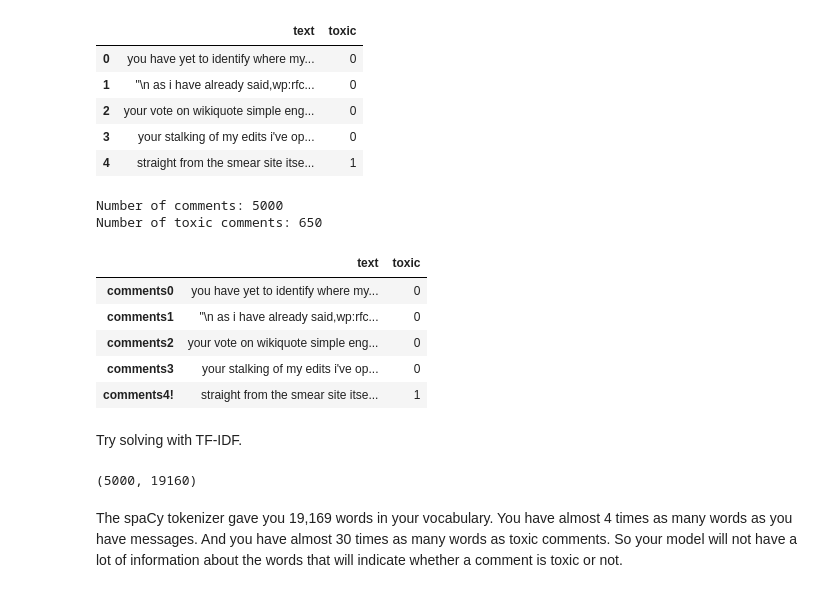
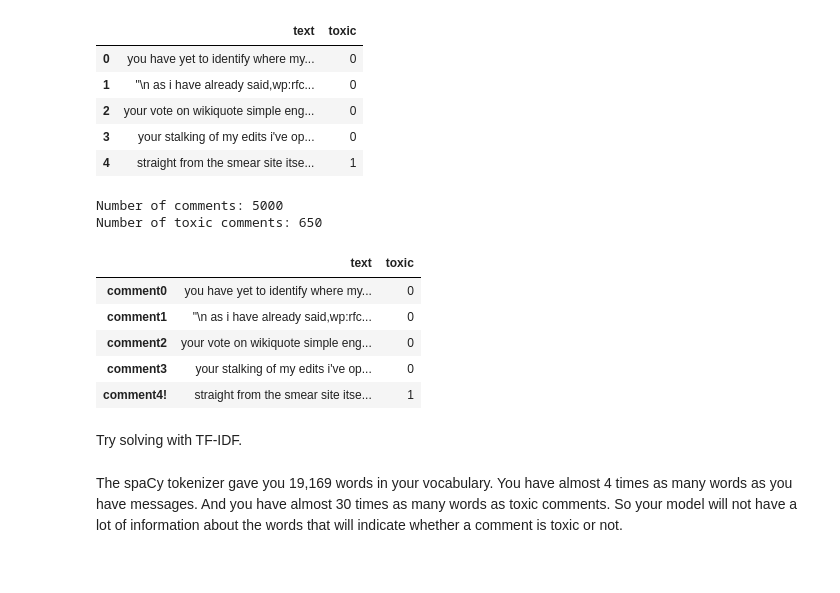
Before and after one commit to hieundx/nlp-in-action, a Jupyter notebook: 4/semantic-analysis.ipynb, the cells around one changed output. Cells and saved outputs as stored; diff of their text form; code cells hidden in the pictures.

```diff
--- a/4/semantic-analysis.ipynb
+++ b/4/semantic-analysis.ipynb
@@ -98,25 +98,25 @@ comments.head()
 | 3 | your stalking of my edits i've op... | 0 |
 | 4 | straight from the smear site itse... | 1 |
 # %%
-index = ['comments{}{}'.format(i, '!'*j) for i, j in zip(range(len(comments)), comments.toxic)]
+index = ['comment{}{}'.format(i, '!'*j) for i, j in zip(range(len(comments)), comments.toxic)]
 
 comments = pd.DataFrame(comments.values, columns=comments.columns, index=index)
 mask = comments.toxic.astype(bool).values
 
 comments['toxic'] = comments.toxic.astype(int)
 
 print('Number of comments:', len(comments))
 print('Number of toxic comments:', comments.toxic.sum())
 comments.head()
 # %% [output]
 Number of comments: 5000
 Number of toxic comments: 650
 |  | text | toxic |
-| comments0 | you have yet to identify where my... | 0 |
-| comments1 | "\n as i have already said,wp:rfc... | 0 |
-| comments2 | your vote on wikiquote simple eng... | 0 |
-| comments3 | your stalking of my edits i've op... | 0 |
-| comments4! | straight from the smear site itse... | 1 |
+| comment0 | you have yet to identify where my... | 0 |
+| comment1 | "\n as i have already said,wp:rfc... | 0 |
+| comment2 | your vote on wikiquote simple eng... | 0 |
+| comment3 | your stalking of my edits i've op... | 0 |
+| comment4! | straight from the smear site itse... | 1 |
 # %% [markdown]
 Try solving with TF-IDF.
 # %%
@@ -127,9 +127,3 @@ nlp = spacy.load('en_core_web_sm')
 
 def spacy_tokenize(sentence):
     return [word.text for word in nlp(sentence.lower())]
-
-tfidf_model = TfidfVectorizer(tokenizer=spacy_tokenize)
-tfidf_docs = tfidf_model.fit_transform(raw_documents=comments.text).toarray()
-tfidf_docs.shape
-# %% [output]
-(5000, 19160)
```
Also changed, not shown: parts of 24 cells of this notebook.
